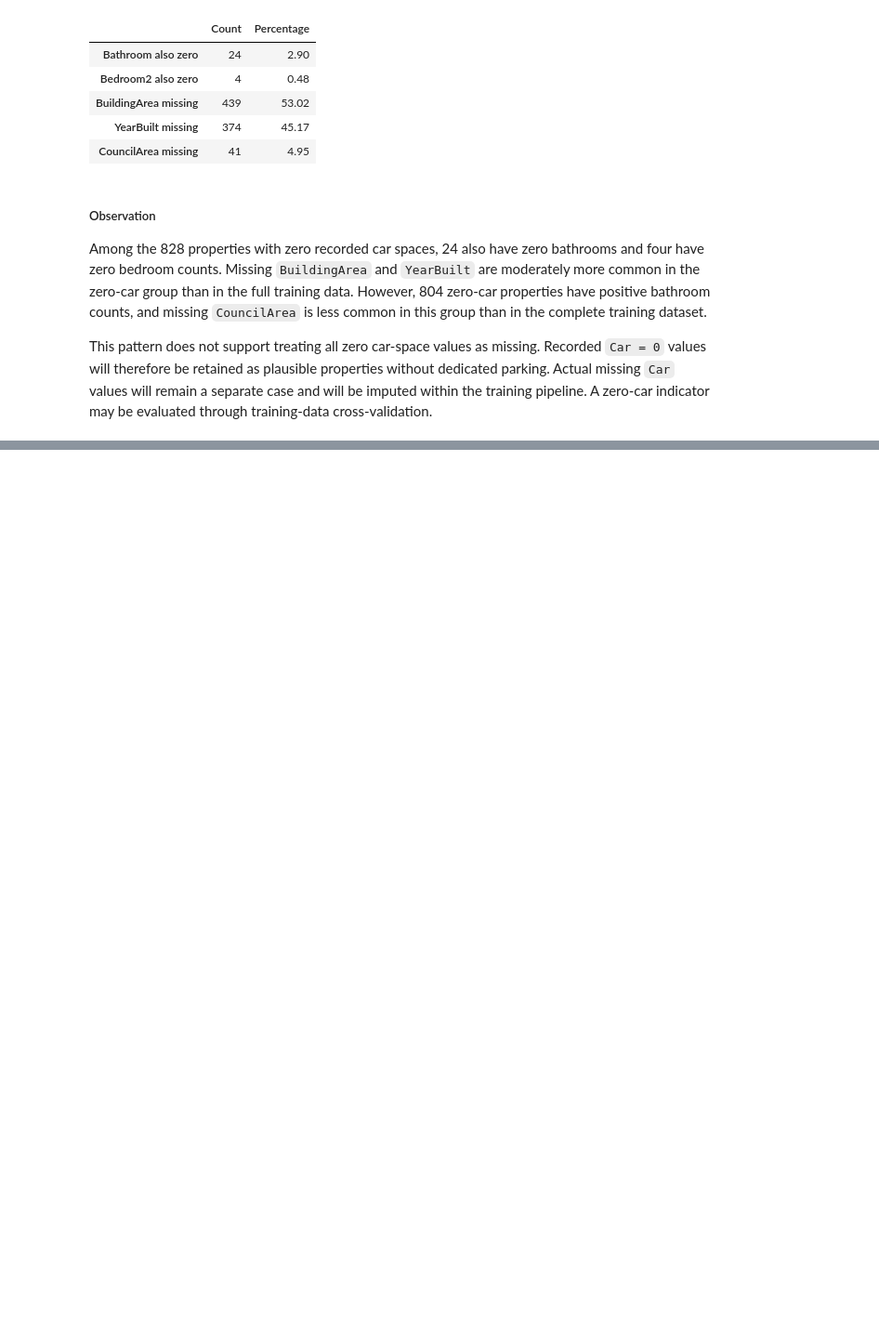
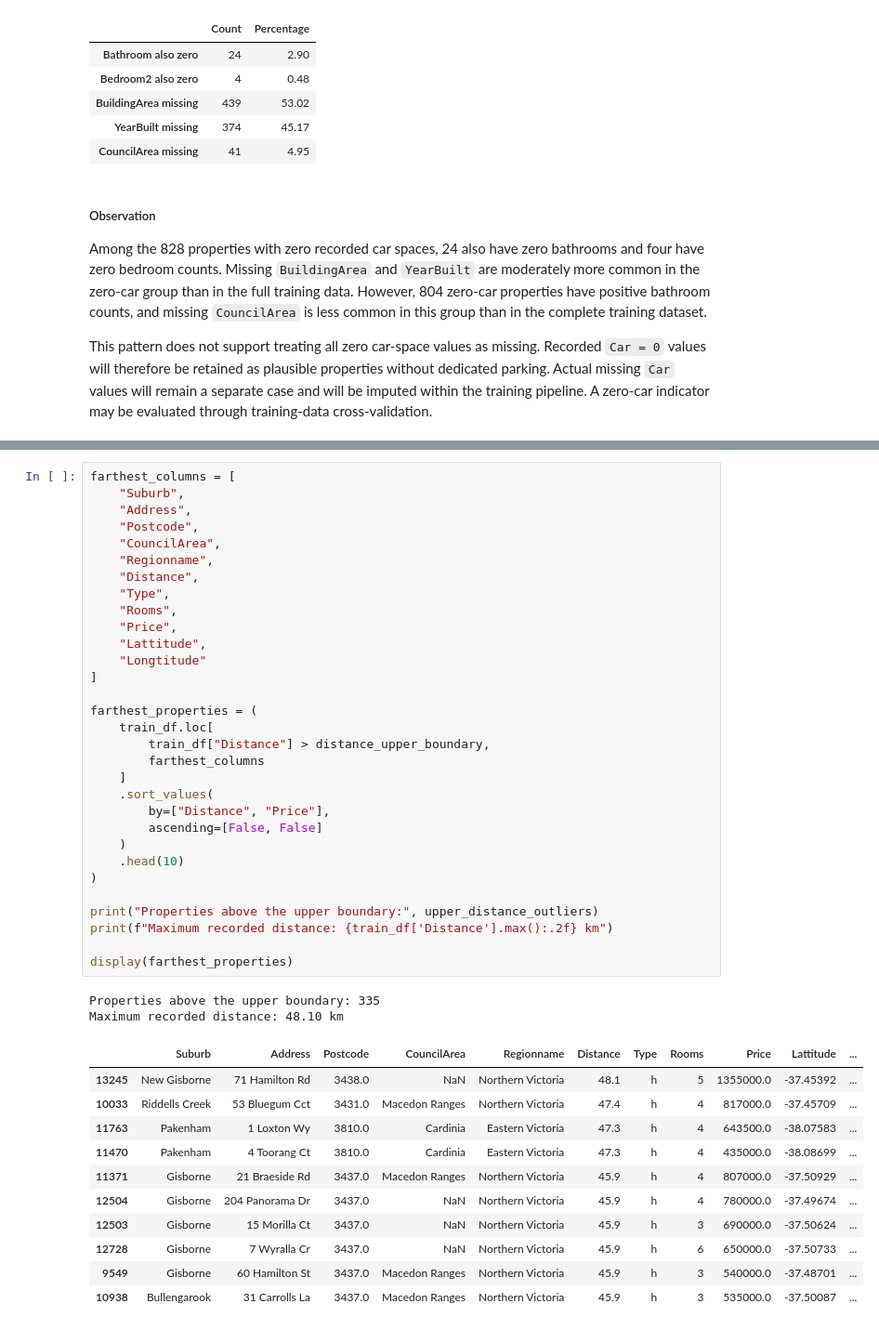
Before and after one commit to WaqasGurmani/house-price-linear-models, a Jupyter notebook: notebooks/02_eda_and_data_quality.ipynb, the cells around one changed output, grey strips where cells are left out. Shown at 93% size. Drawn from its saved outputs; the diff is of its cells as text; blank space fills up the shorter version.

```diff
--- a/notebooks/02_eda_and_data_quality.ipynb
+++ b/notebooks/02_eda_and_data_quality.ipynb
@@ -1105,0 +1343,45 @@ This pattern does not support treating all zero car-space values as missing. Rec
+# %%
+farthest_columns = [
+    "Suburb",
+    "Address",
+    "Postcode",
+    "CouncilArea",
+    "Regionname",
+    "Distance",
+    "Type",
+    "Rooms",
+    "Price",
+    "Lattitude",
+    "Longtitude"
+]
+
+farthest_properties = (
+    train_df.loc[
+        train_df["Distance"] > distance_upper_boundary,
+        farthest_columns
+    ]
+    .sort_values(
+        by=["Distance", "Price"],
+        ascending=[False, False]
+    )
+    .head(10)
+)
+
+print("Properties above the upper boundary:", upper_distance_outliers)
+print(f"Maximum recorded distance: {train_df['Distance'].max():.2f} km")
+
+display(farthest_properties)
+# %% [output]
+Properties above the upper boundary: 335
+Maximum recorded distance: 48.10 km
+|  | Suburb | Address | Postcode | CouncilArea | Regionname | Distance | Type | Rooms | Price | Lattitude | ... |
+| 13245 | New Gisborne | 71 Hamilton Rd | 3438.0 | NaN | Northern Victoria | 48.1 | h | 5 | 1355000.0 | -37.45392 | ... |
+| 10033 | Riddells Creek | 53 Bluegum Cct | 3431.0 | Macedon Ranges | Northern Victoria | 47.4 | h | 4 | 817000.0 | -37.45709 | ... |
+| 11763 | Pakenham | 1 Loxton Wy | 3810.0 | Cardinia | Eastern Victoria | 47.3 | h | 4 | 643500.0 | -38.07583 | ... |
+| 11470 | Pakenham | 4 Toorang Ct | 3810.0 | Cardinia | Eastern Victoria | 47.3 | h | 4 | 435000.0 | -38.08699 | ... |
+| 11371 | Gisborne | 21 Braeside Rd | 3437.0 | Macedon Ranges | Northern Victoria | 45.9 | h | 4 | 807000.0 | -37.50929 | ... |
+| 12504 | Gisborne | 204 Panorama Dr | 3437.0 | NaN | Northern Victoria | 45.9 | h | 4 | 780000.0 | -37.49674 | ... |
+| 12503 | Gisborne | 15 Morilla Ct | 3437.0 | NaN | Northern Victoria | 45.9 | h | 3 | 690000.0 | -37.50624 | ... |
+| 12728 | Gisborne | 7 Wyralla Cr | 3437.0 | NaN | Northern Victoria | 45.9 | h | 6 | 650000.0 | -37.50733 | ... |
+| 9549 | Gisborne | 60 Hamilton St | 3437.0 | Macedon Ranges | Northern Victoria | 45.9 | h | 3 | 540000.0 | -37.48701 | ... |
+| 10938 | Bullengarook | 31 Carrolls La | 3437.0 | Macedon Ranges | Northern Victoria | 45.9 | h | 3 | 535000.0 | -37.50087 | ... |
```
Also changed, not shown: parts of 28 cells of this notebook, 4 other files.
